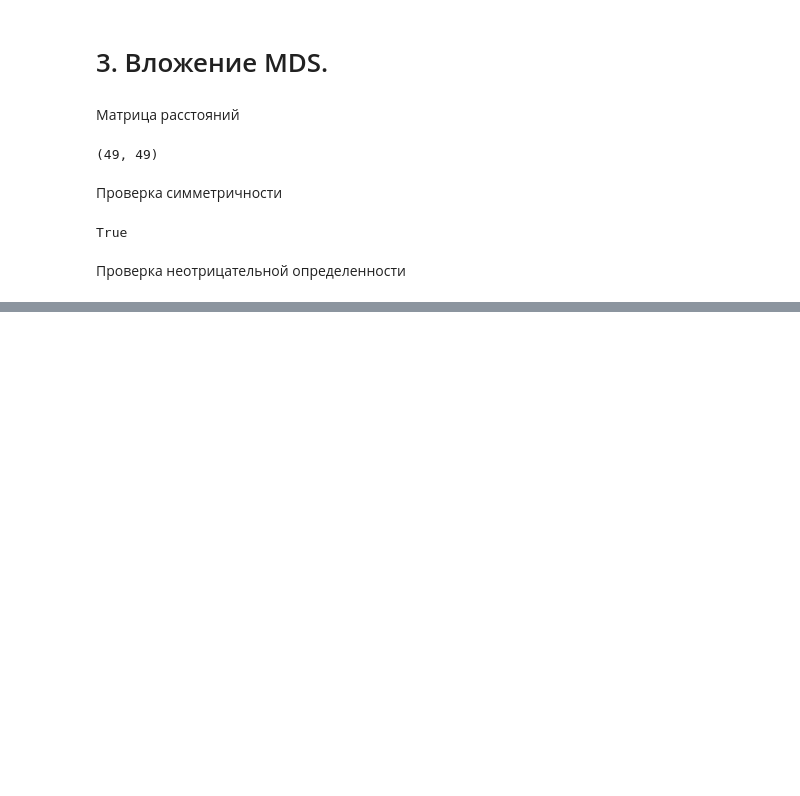
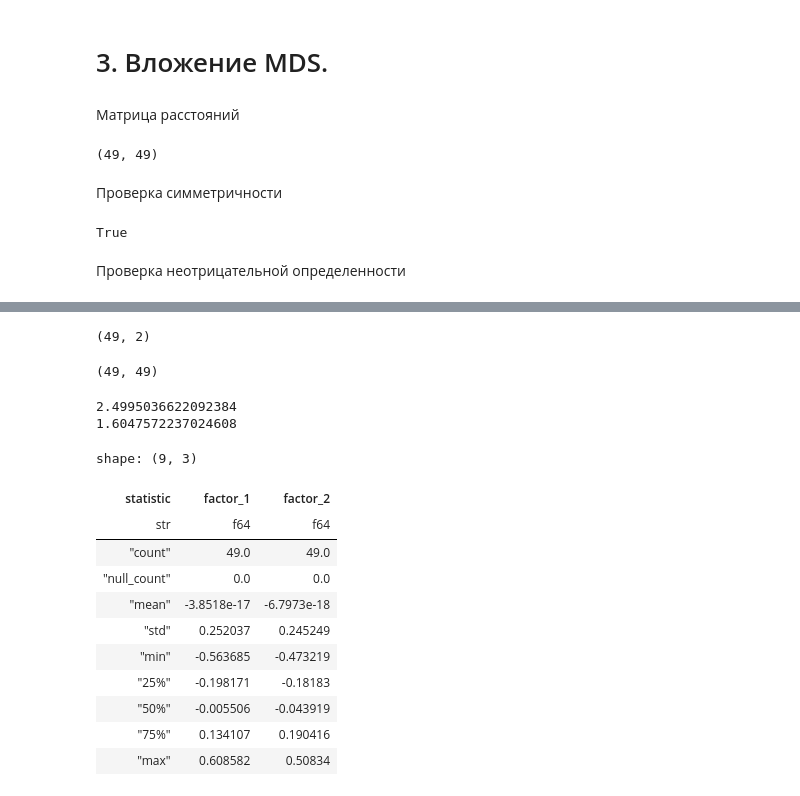
Before and after one commit to a13xbb/data-analysis-labs-mag, a Jupyter notebook: lab1/main.ipynb, the cells around one changed output, grey strips where cells are left out. Saved outputs shown, nothing was run; the diff lists cells and outputs as text; code cells hidden in the pictures; blank space fills up the shorter version.

```diff
--- a/lab1/main.ipynb
+++ b/lab1/main.ipynb
@@ -238,0 +271,8 @@ False
+# %%
+embedder = MDS(2, dissimilarity='precomputed')
+# %%
+k_dim_embeddings = embedder.fit_transform(d_matrix)
+# %%
+k_dim_embeddings.shape
+# %% [output]
+(49, 2)
@@ -238,0 +281,27 @@ False
+# %%
+d_matrix_k_dim_embs.shape
+# %% [output]
+(49, 49)
+# %%
+print(np.linalg.norm(d_matrix - d_matrix_k_dim_embs, ord='fro'))
+print(np.linalg.norm(d_matrix - d_matrix_k_dim_embs, ord=2))
+# %% [output]
+2.4995036622092384
+1.6047572237024608
+# %%
+df_with_embs = pl.DataFrame({f"factor_{i+1}":k_dim_embeddings[:, i] for i in range(k_dim_embeddings.shape[1])})
+# %%
+df_with_embs.describe()
+# %% [output]
+shape: (9, 3)
+| statistic | factor_1 | factor_2 |
+| str | f64 | f64 |
+| "count" | 49.0 | 49.0 |
+| "null_count" | 0.0 | 0.0 |
+| "mean" | -3.8518e-17 | -6.7973e-18 |
+| "std" | 0.252037 | 0.245249 |
+| "min" | -0.563685 | -0.473219 |
+| "25%" | -0.198171 | -0.18183 |
+| "50%" | -0.005506 | -0.043919 |
+| "75%" | 0.134107 | 0.190416 |
+| "max" | 0.608582 | 0.50834 |
```
Also changed, not shown: parts of 17 cells of this notebook.
